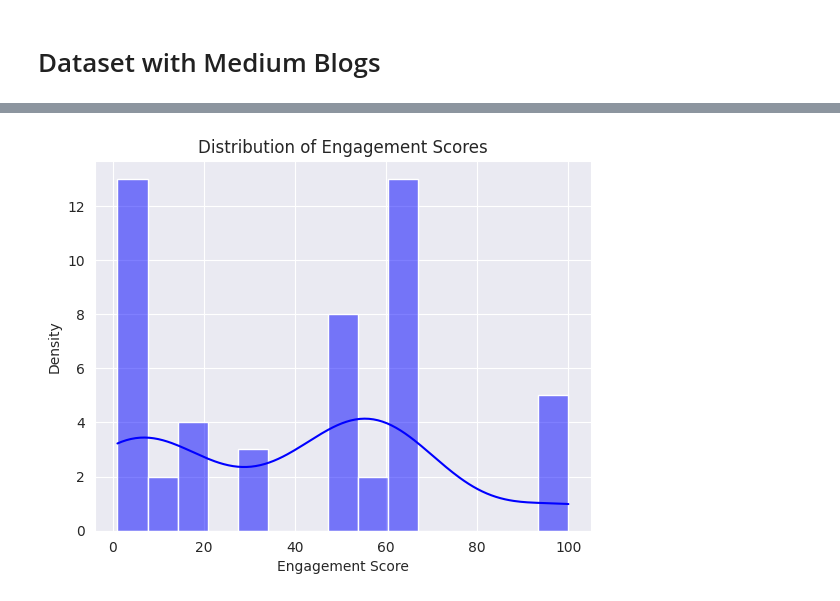
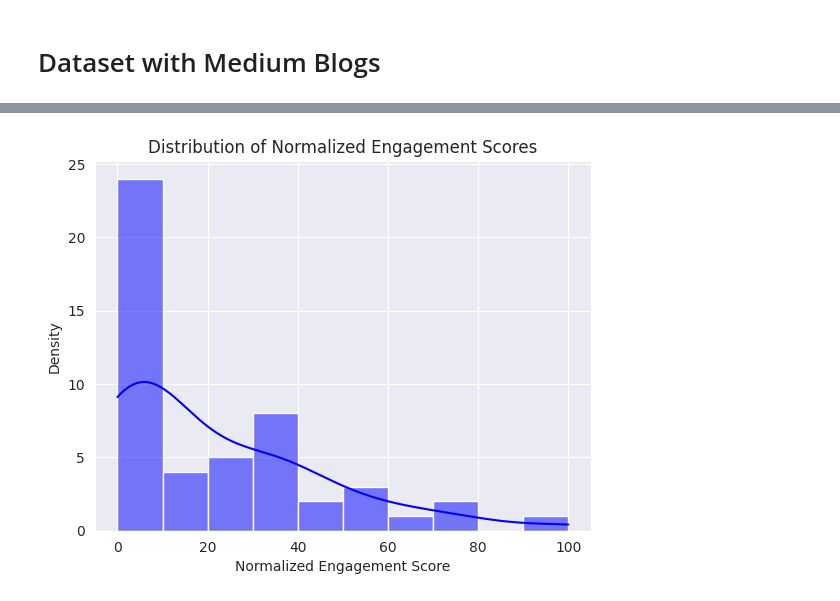
Before and after one commit to daKostych/Bachelor-Project-2025, a Jupyter notebook: llm_blog_generator/data/data_preprocessing.ipynb, the cells around one changed output, grey strips where cells are left out. Cells and saved outputs as stored; diff of their text form; code cells hidden in the pictures.

Commit message:
Add: final datasets

```diff
--- a/llm_blog_generator/data/data_preprocessing.ipynb
+++ b/llm_blog_generator/data/data_preprocessing.ipynb
@@ -99,8 +59,28 @@ blogs
+# %%
+# Import data
+blogs = pd.read_csv(BLOG_DATASET_PATH)
+
+# Correcting URL of the paper if needed
+blogs["url_paper"] = blogs["url_paper"].str.replace("abs", "pdf", regex=False)
+
+# Scrape full blog texts
+blogs["blog_full_text"] = blogs.apply(extract_blog_text, axis=1)
+
+# Handle blogs without additional publisher
+blogs["publisher_followers"] = blogs["publisher_followers"].fillna(0)
+# %%
+# Calculate engagement score
+max_publisher_followers = blogs["publisher_followers"].max()
+blogs["engagement_score"] = ((blogs["claps"] + 3 * blogs["comments"]) / np.log1p(blogs["author_followers"])) / (1 + blogs["publisher_followers"] / max_publisher_followers)
+
+# Normalize engagement score
+scaler = MinMaxScaler(feature_range=(0, 100))
+blogs["normalized_engagement_score"] = scaler.fit_transform(blogs[["engagement_score"]]).flatten().round()
 # %%
-sns.histplot(blogs["normalized_engagement_score"], bins=15, kde=True, color="blue")
-plt.xlabel("Engagement Score")
+sns.histplot(blogs["normalized_engagement_score"], bins=10, kde=True, color="blue")
+plt.xlabel("Normalized Engagement Score")
 plt.ylabel("Density")
-plt.title("Distribution of Engagement Scores")
+plt.title("Distribution of Normalized Engagement Scores")
 plt.show()
 # %% [output]
-[figure, old version]
+[figure, new version]
```
Also changed, not shown: parts of 8 cells of this notebook, 2 other files.
